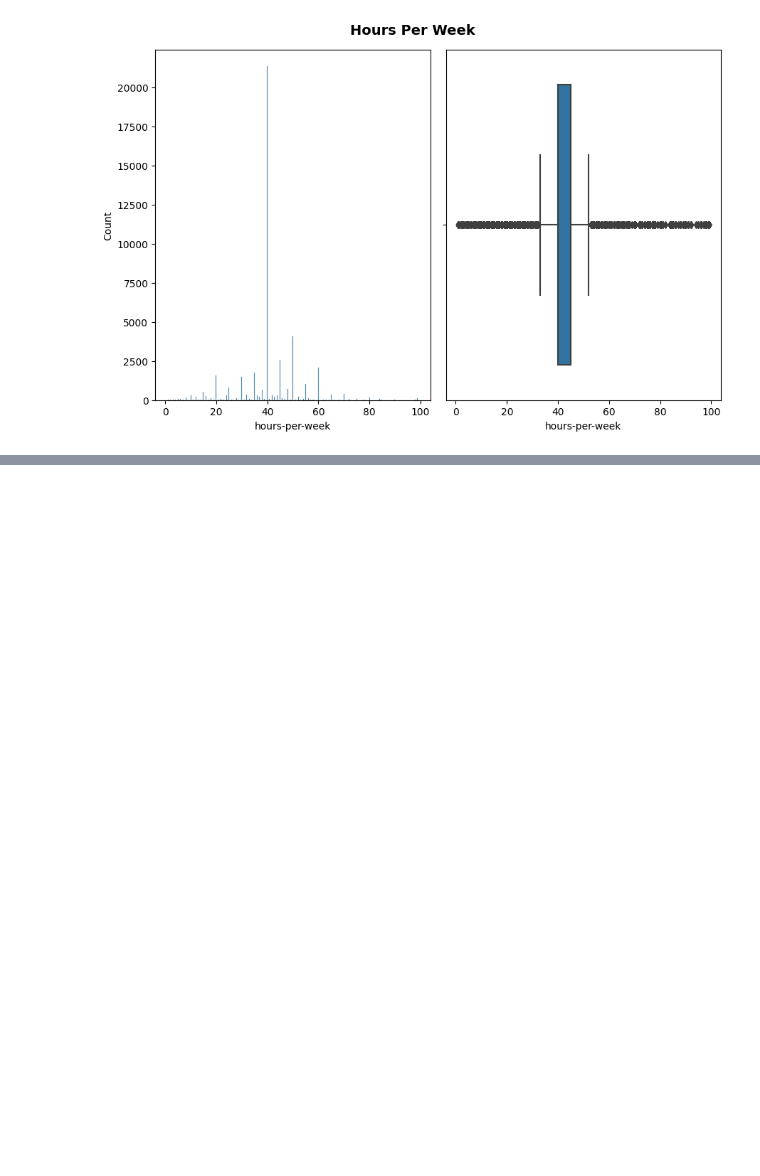
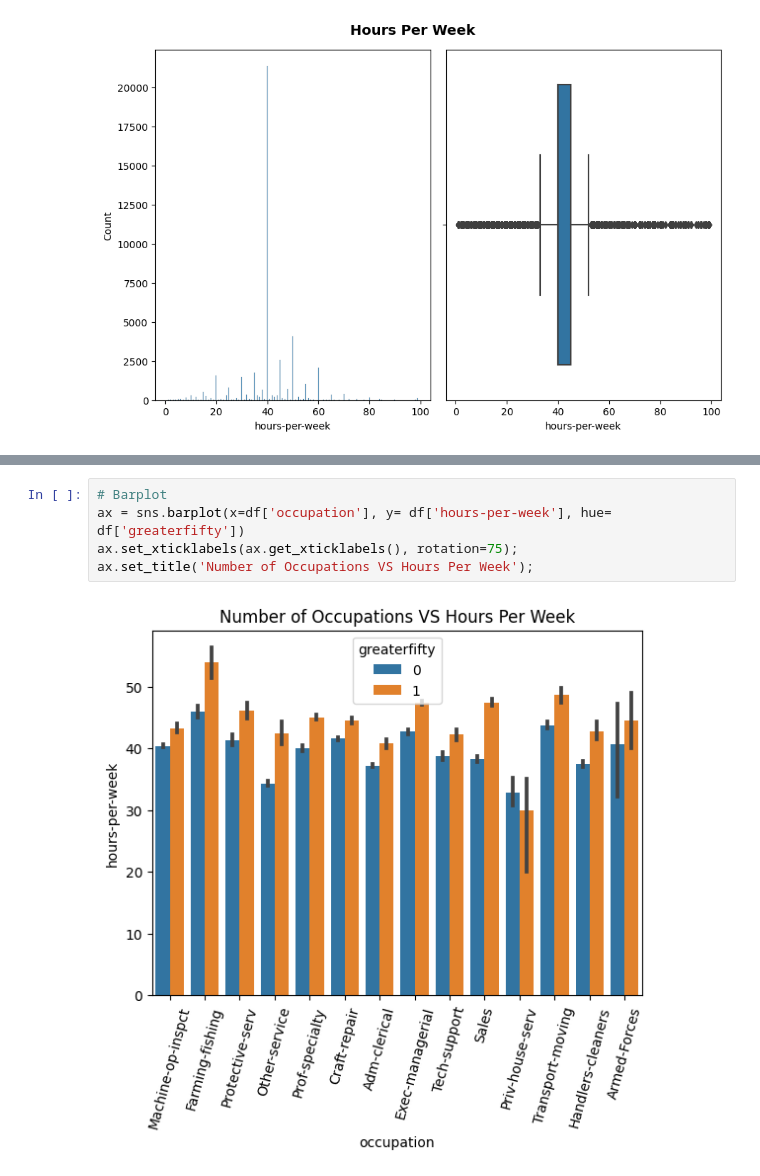
Before and after one commit to KDiBSilva/Adult_Income, a Jupyter notebook: Adult_Income.ipynb, the cells around one changed output, grey strips where cells are left out. Drawn from its saved outputs; the diff is of its cells as text; blank space fills up the shorter version.

```diff
--- a/Adult_Income.ipynb
+++ b/Adult_Income.ipynb
@@ -525,0 +586,7 @@ fig.tight_layout();
+# %%
+# Barplot
+ax = sns.barplot(x=df['occupation'], y= df['hours-per-week'], hue= df['greaterfifty'])
+ax.set_xticklabels(ax.get_xticklabels(), rotation=75);
+ax.set_title('Number of Occupations VS Hours Per Week');
+# %% [output]
+[figure, added]
```
Also changed, not shown: parts of 19 cells of this notebook.
